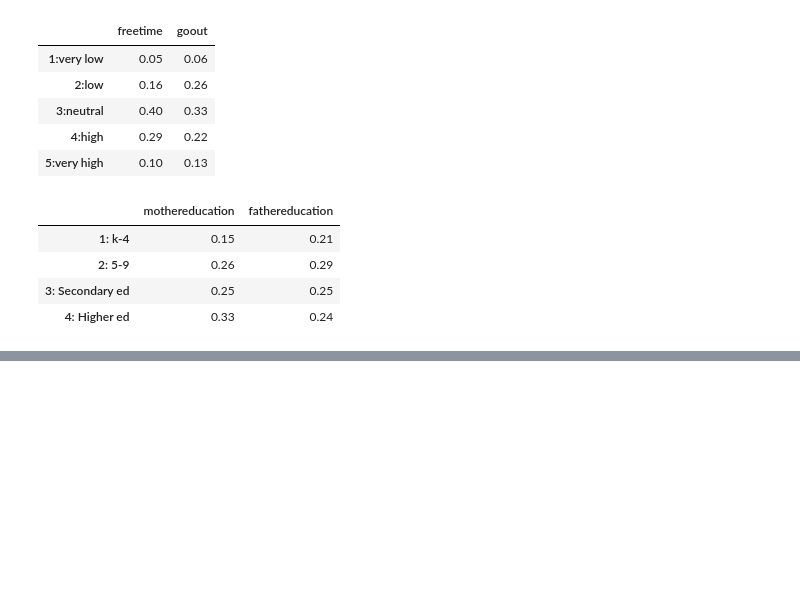
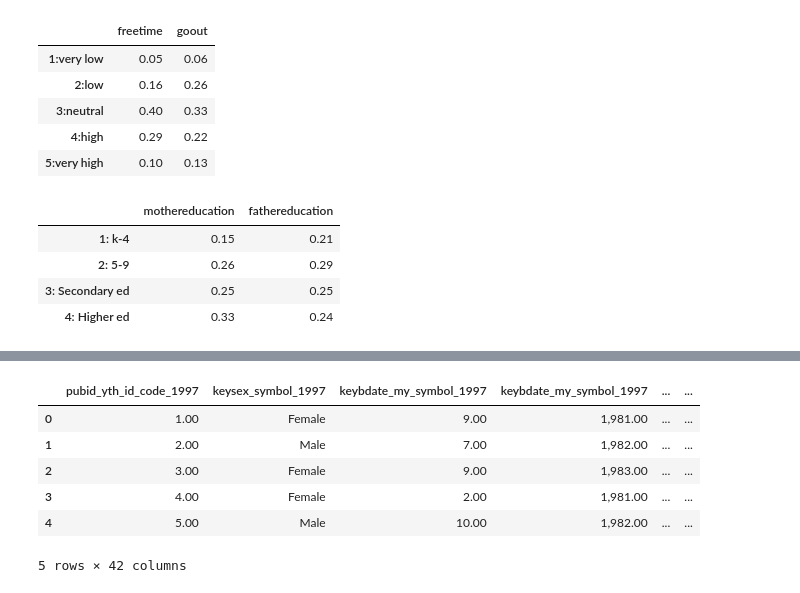
Before and after one commit to jamithireddy/python_data_cleaning, a Jupyter notebook: Python_Data_Cleaning_Cookbook.ipynb, the cells around one changed output, grey strips where cells are left out. Saved outputs shown, nothing was run; the diff lists cells and outputs as text; code cells hidden in the pictures; blank space fills up the shorter version.

```diff
--- a/Python_Data_Cleaning_Cookbook.ipynb
+++ b/Python_Data_Cleaning_Cookbook.ipynb
@@ -393,0 +536,10 @@ studentmath[['mothereducation','fathereducation']].apply(pd.Series.value_counts,
+# %%
+root.withdraw()
+dta_file=filedialog.askopenfilename(title="Browse the file...")
+# %%
+# Reading the dat file, applying the data value formats using the metafile , renaming the columns
+nlss97stata,metastata=pyreadstat.read_dta(dta_file,apply_value_formats=True,formats_as_category=True)
+nlss97stata.columns=metastata.column_labels
+nlss97stata.columns=nlss97stata.columns.str.lower().str.replace(' ','_').str.replace('[^a-z0-9_]','')
+nlss97stata.columns=nlss97stata.columns.str.replace('__','_') # Replacing double underscore in the headers with single underscore
+nlss97stata.dtypes
@@ -393,0 +564,10 @@ studentmath[['mothereducation','fathereducation']].apply(pd.Series.value_counts,
+# %%
+nlss97stata.head()
+# %% [output]
+|  | pubid_yth_id_code_1997 | keysex_symbol_1997 | keybdate_my_symbol_1997 | keybdate_my_symbol_1997 | ... | ... |
+| 0 | 1.00 | Female | 9.00 | 1,981.00 | ... | ... |
+| 1 | 2.00 | Male | 7.00 | 1,982.00 | ... | ... |
+| 2 | 3.00 | Female | 9.00 | 1,983.00 | ... | ... |
+| 3 | 4.00 | Female | 2.00 | 1,981.00 | ... | ... |
+| 4 | 5.00 | Male | 10.00 | 1,982.00 | ... | ... |
+5 rows × 42 columns
```
Also changed, not shown: parts of 28 cells of this notebook.
